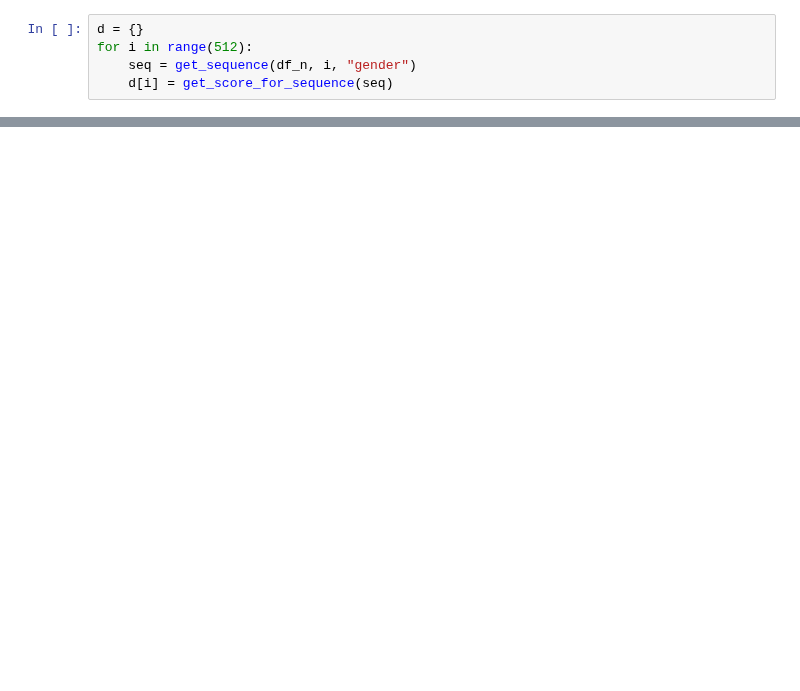
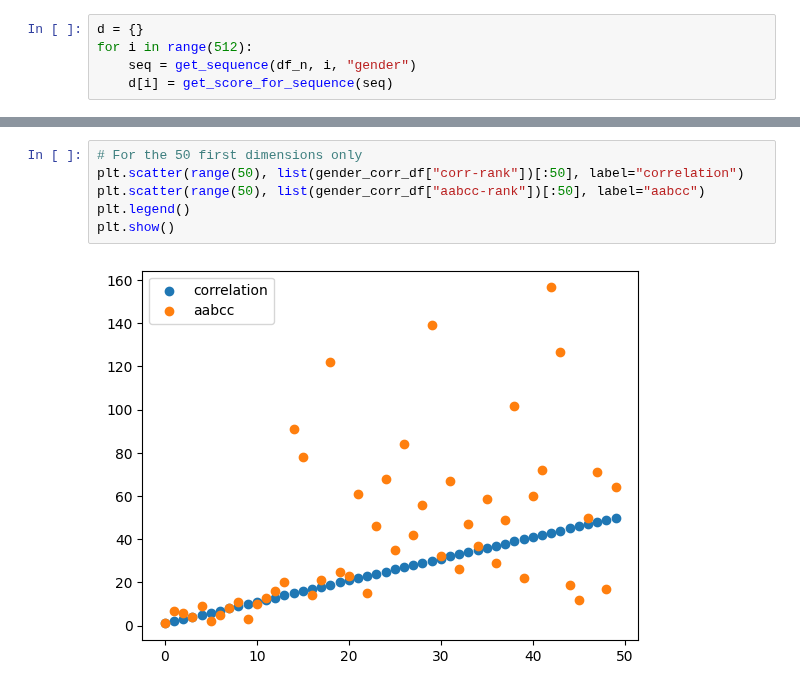
Before and after one commit to ClementineBleuze/WordEmbeddings, a Jupyter notebook: Notebooks_dim_correlation/aabcc-score-experience.ipynb, the cells around one changed output, grey strips where cells are left out. Saved outputs shown, nothing was run; the diff lists cells and outputs as text; blank space fills up the shorter version.

```diff
--- a/Notebooks_dim_correlation/aabcc-score-experience.ipynb
+++ b/Notebooks_dim_correlation/aabcc-score-experience.ipynb
@@ -88,0 +144,8 @@ sorted(d.items(), key = lambda x:x[1], reverse=True) # sorting the dimensions by
+# %%
+# For the 50 first dimensions only
+plt.scatter(range(50), list(gender_corr_df["corr-rank"])[:50], label="correlation")
+plt.scatter(range(50), list(gender_corr_df["aabcc-rank"])[:50], label="aabcc")
+plt.legend()
+plt.show()
+# %% [output]
+[figure, added]
```
Also changed, not shown: parts of 10 cells of this notebook.
